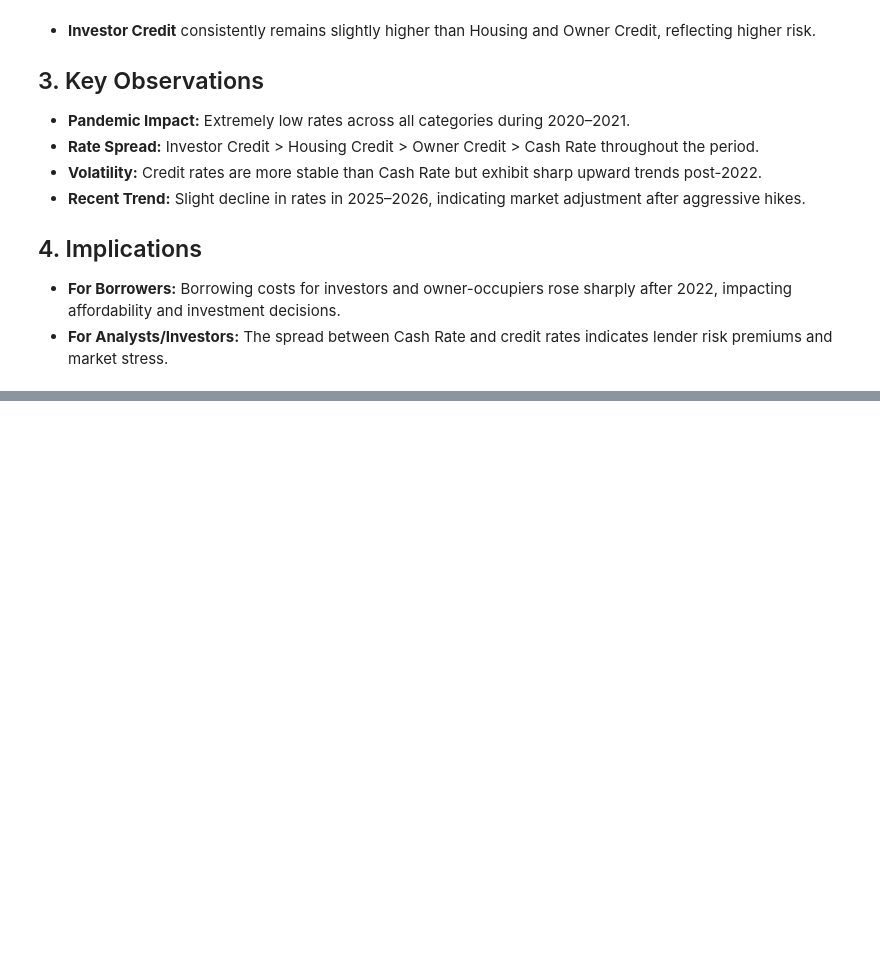
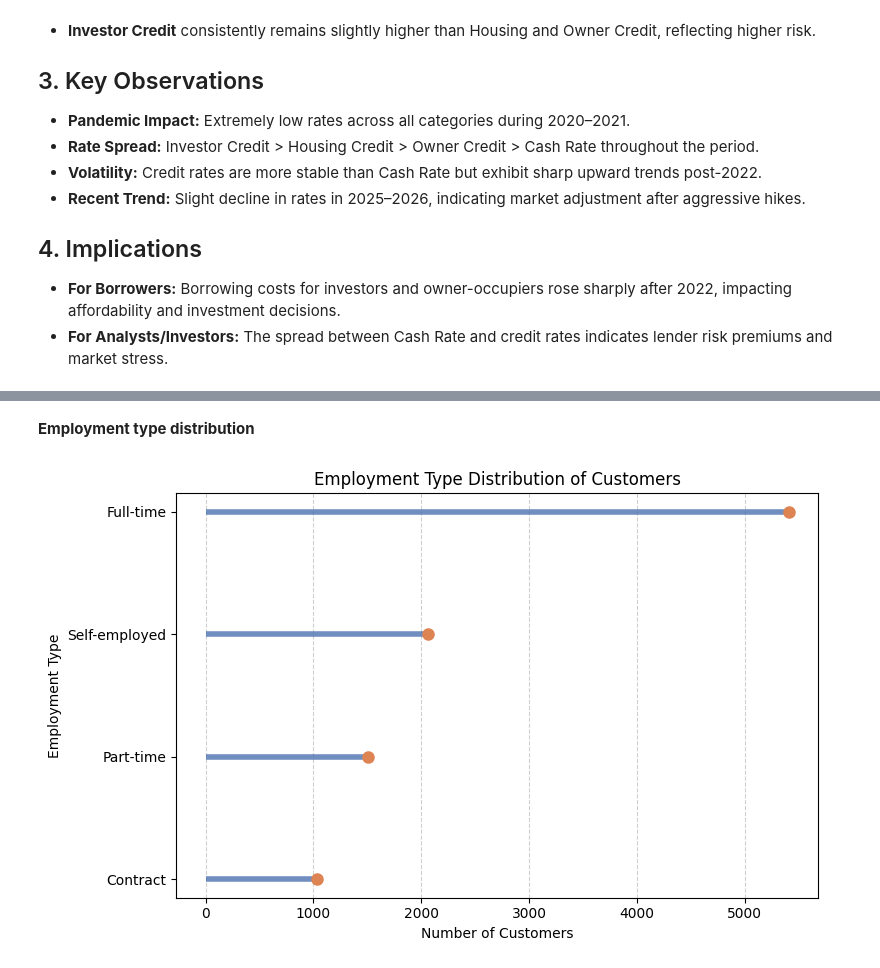
Before and after one commit to MahebobeFayyaz/Australian-Mortgage-Approval-Intelligence-System, a Jupyter notebook: Notebooks/Data_Cleaning_&_EDA.ipynb, the cells around one changed output, grey strips where cells are left out. Cells and saved outputs as stored; diff of their text form; code cells hidden in the pictures; blank space fills up the shorter version.

```diff
--- a/Notebooks/Data_Cleaning_&_EDA.ipynb
+++ b/Notebooks/Data_Cleaning_&_EDA.ipynb
@@ -1578,0 +1667,38 @@ df_interest.to_csv("../Datasets/Cleaned_Data/Interest_Rates.csv", index=False)
+# %% [markdown]
+**Employment type distribution**
+# %%
+import matplotlib.pyplot as plt
+
+# Employment type counts
+counts = df_customers["employment_type"].value_counts().sort_values()
+
+plt.figure(figsize=(8, 5))
+
+# Lollipop stems
+plt.hlines(
+    y=counts.index,
+    xmin=0,
+    xmax=counts.values,
+    color="#4C72B0",      # soft blue
+    linewidth=4,
+    alpha=0.8
+)
+
+# Lollipop heads
+plt.plot(
+    counts.values,
+    counts.index,
+    "o",
+    color="#DD8452",      # contrasting orange
+    markersize=8
+)
+
+plt.xlabel("Number of Customers")
+plt.ylabel("Employment Type")
+plt.title("Employment Type Distribution of Customers")
+
+plt.grid(axis="x", linestyle="--", alpha=0.6)
+plt.tight_layout()
+plt.show()
+# %% [output]
+[figure, added]
```
Also changed, not shown: parts of 16 cells of this notebook, 1 other file.
